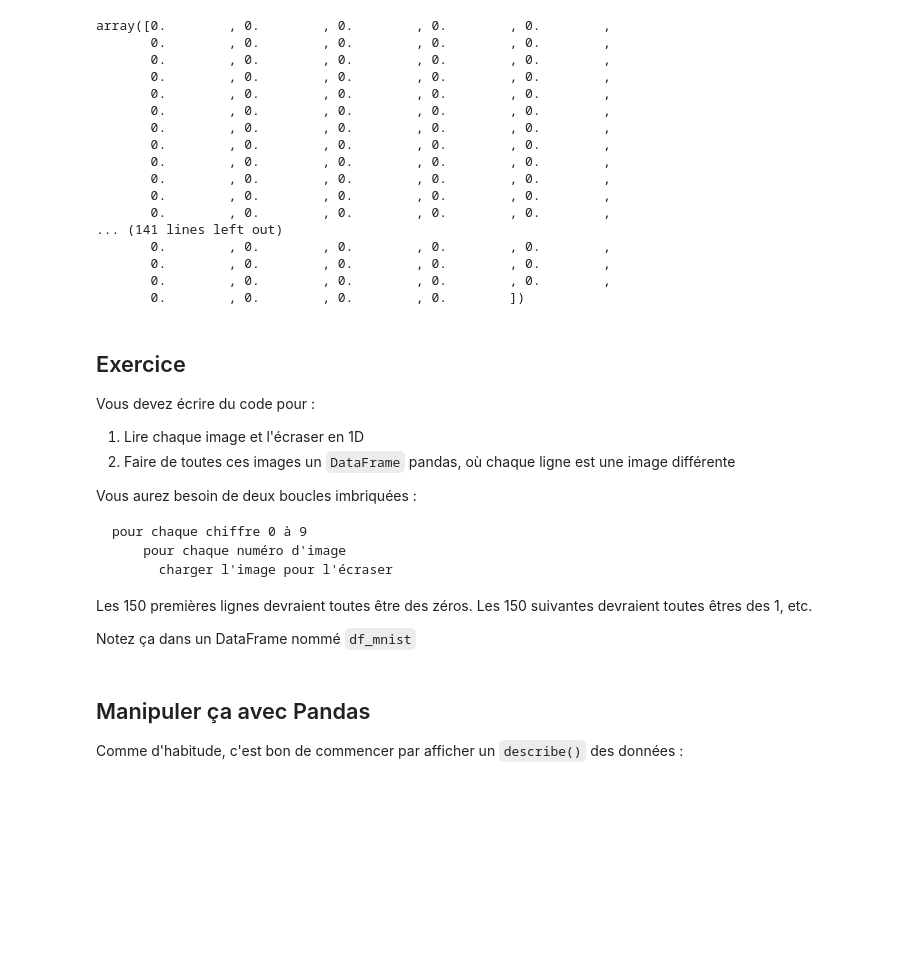
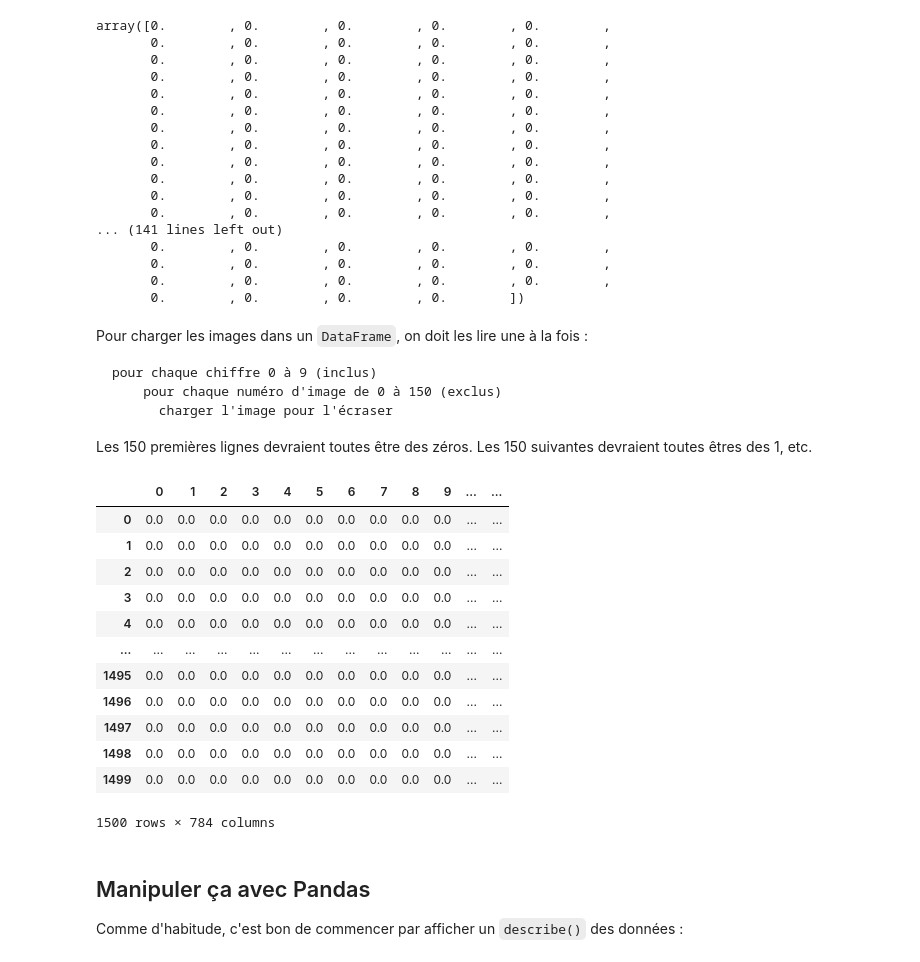
Before and after one commit to 316k/notebooks-cf1, a Jupyter notebook: exercices/05_Analyse_Donnees_et_Images.ipynb, the cells around one changed output. Drawn from its saved outputs; the diff is of its cells as text; code cells hidden in the pictures; blank space fills up the shorter version.

````diff
--- a/exercices/05_Analyse_Donnees_et_Images.ipynb
+++ b/exercices/05_Analyse_Donnees_et_Images.ipynb
@@ -307,21 +305,12 @@ array([0.        , 0.        , 0.        , 0.        , 0.        ,
        0.        , 0.        , 0.        , 0.        , 0.        ,
        0.        , 0.        , 0.        , 0.        ])
 # %% [markdown]
-## Exercice
-
-Vous devez écrire du code pour :
-
-1. Lire chaque image et l'écraser en 1D
-2. Faire de toutes ces images un `DataFrame` pandas, où chaque ligne est une image différente
-
-Vous aurez besoin de deux boucles imbriquées :
+Pour charger les images dans un `DataFrame`, on doit les lire une à la fois :
 
 ```
-pour chaque chiffre 0 à 9
-    pour chaque numéro d'image
+pour chaque chiffre 0 à 9 (inclus)
+    pour chaque numéro d'image de 0 à 150 (exclus)
       charger l'image pour l'écraser
 ```
 
 Les 150 premières lignes devraient toutes être des zéros. Les 150 suivantes devraient toutes êtres des 1, etc.
-
-Notez ça dans un DataFrame nommé `df_mnist`
@@ -334,3 +317,30 @@ display(df_mnist) # Affichez le DataFrame créé pour valider de quoi il a l'air
+# %%
+#@title Lecture des images et création du DataFrame
+lignes = []
+
+for chiffre in range(10):
+  for numero in range(150):
+    fichier = str(chiffre) + "-" + str(numero).zfill(3) + ".png"
+    image = charger_image(fichier)
+    image1D = image.reshape(784)
+    lignes.append(image1D)
+
+df_mnist = pd.DataFrame(lignes)
+display(df_mnist)
+# %% [output]
+|  | 0 | 1 | 2 | 3 | 4 | 5 | 6 | 7 | 8 | 9 | ... | ... |
+| 0 | 0.0 | 0.0 | 0.0 | 0.0 | 0.0 | 0.0 | 0.0 | 0.0 | 0.0 | 0.0 | ... | ... |
+| 1 | 0.0 | 0.0 | 0.0 | 0.0 | 0.0 | 0.0 | 0.0 | 0.0 | 0.0 | 0.0 | ... | ... |
+| 2 | 0.0 | 0.0 | 0.0 | 0.0 | 0.0 | 0.0 | 0.0 | 0.0 | 0.0 | 0.0 | ... | ... |
+| 3 | 0.0 | 0.0 | 0.0 | 0.0 | 0.0 | 0.0 | 0.0 | 0.0 | 0.0 | 0.0 | ... | ... |
+| 4 | 0.0 | 0.0 | 0.0 | 0.0 | 0.0 | 0.0 | 0.0 | 0.0 | 0.0 | 0.0 | ... | ... |
+| ... | ... | ... | ... | ... | ... | ... | ... | ... | ... | ... | ... | ... |
+| 1495 | 0.0 | 0.0 | 0.0 | 0.0 | 0.0 | 0.0 | 0.0 | 0.0 | 0.0 | 0.0 | ... | ... |
+| 1496 | 0.0 | 0.0 | 0.0 | 0.0 | 0.0 | 0.0 | 0.0 | 0.0 | 0.0 | 0.0 | ... | ... |
+| 1497 | 0.0 | 0.0 | 0.0 | 0.0 | 0.0 | 0.0 | 0.0 | 0.0 | 0.0 | 0.0 | ... | ... |
+| 1498 | 0.0 | 0.0 | 0.0 | 0.0 | 0.0 | 0.0 | 0.0 | 0.0 | 0.0 | 0.0 | ... | ... |
+| 1499 | 0.0 | 0.0 | 0.0 | 0.0 | 0.0 | 0.0 | 0.0 | 0.0 | 0.0 | 0.0 | ... | ... |
+1500 rows × 784 columns
 # %% [markdown]
 ## Manipuler ça avec Pandas
 
````
Also changed, not shown: parts of 37 cells of this notebook, 5 other files.
